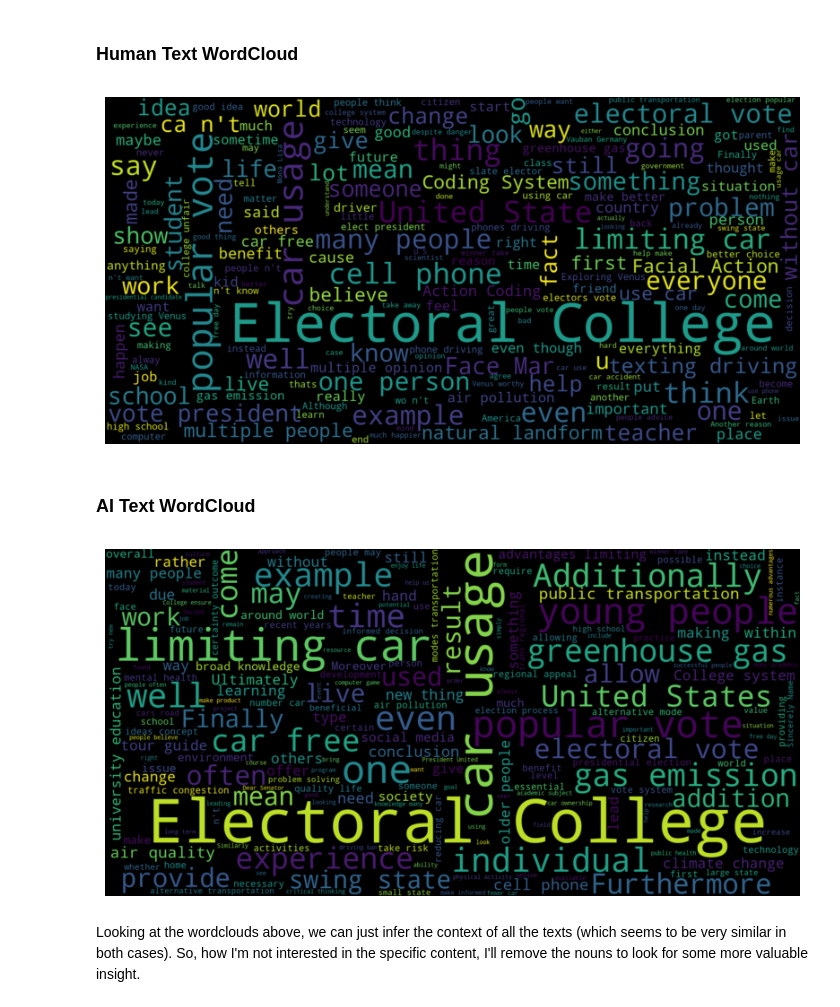
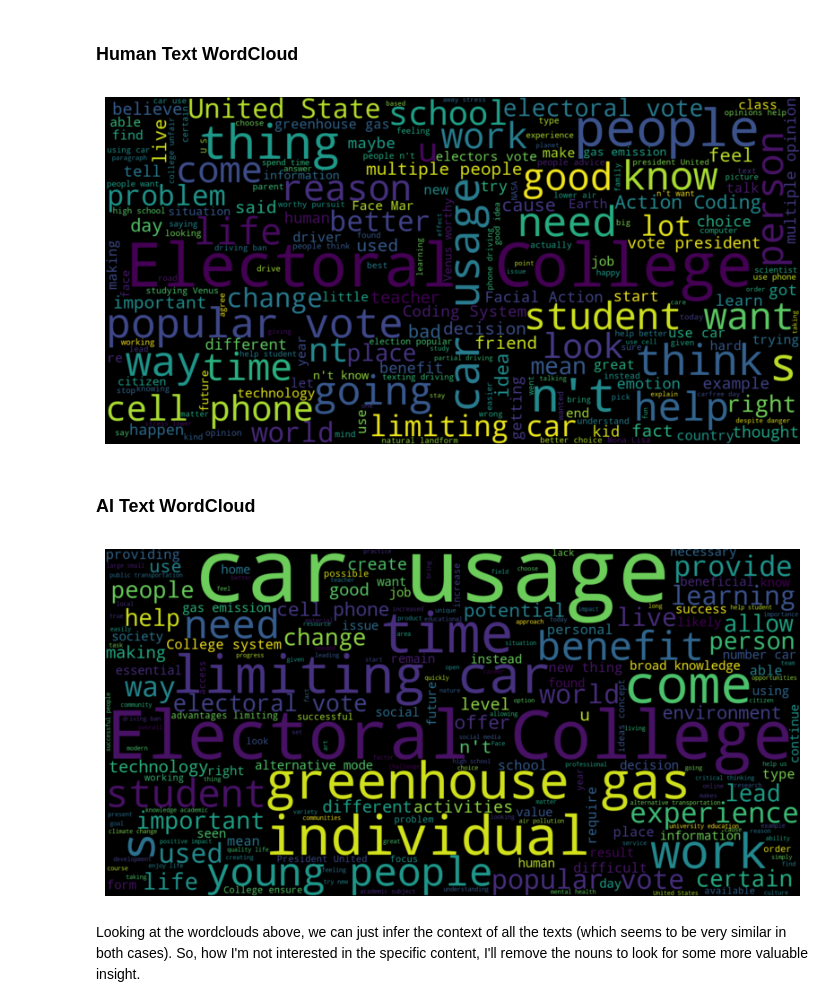
Before and after one commit to joaomr7/ai_text_detector, a Jupyter notebook: notebooks/2. Exploratory Data Analysis.ipynb, the cells around one changed output. Saved outputs shown, nothing was run; the diff lists cells and outputs as text; code cells hidden in the pictures.

```diff
--- a/notebooks/2. Exploratory Data Analysis.ipynb
+++ b/notebooks/2. Exploratory Data Analysis.ipynb
@@ -56,0 +59,3 @@ nltk.data.path.append('../nltk_data/')
+# %%
+# setting up spacy and disabling unused pipeline components
+nlp = spacy.load('en_core_web_md', disable=['ner', 'lemmatizer', 'textcat', 'custom'])
@@ -217,0 +182,4 @@ ai_text_tokens = remove_irrelevant_info(ai_text_tokens)
+# %%
+# tranform texts into spacy docs
+human_docs = [doc for doc in nlp.pipe(human_text, n_process=2)]
+ai_docs = [doc for doc in nlp.pipe(ai_text, n_process=2)]
@@ -218,30 +236,47 @@ ai_text_tokens = remove_irrelevant_info(ai_text_tokens)
+# %%
+# clean text tokens
+clean_human_docs = []
+for doc in human_docs:
+    clean_doc = remove_stopwords(doc)
+    clean_doc = remove_irrelevant_info(clean_doc)
+    clean_human_docs.append(clean_doc)
+
+clean_ai_docs = []
+for doc in ai_docs:
+    clean_doc = remove_stopwords(doc)
+    clean_doc = remove_irrelevant_info(clean_doc)
+    clean_ai_docs.append(clean_doc)
 # %%
 # create WordClouds
-human_text_word_cloud = WordCloud(background_color='black',
-                                  width=1600, height=800).generate(' '.join(human_text_tokens))
+human_word_cloud = WordCloud(
+                        background_color='black',
+                        width=1600, height=800) \
+                        .generate(' '.join([doc.text for doc in clean_human_docs]))
 
-ai_text_word_cloud = WordCloud(background_color='black',
-                               width=1600, height=800).generate(' '.join(ai_text_tokens))
+ai_word_cloud = WordCloud(
+                        background_color='black',
+                        width=1600, height=800) \
+                        .generate(' '.join([doc.text for doc in clean_ai_docs]))
 # %% [markdown]
 ### **Human Text WordCloud**
 # %%
 # plot human word cloud
 fig, ax = plt.subplots(figsize=(10, 6))
-ax.imshow(human_text_word_cloud, interpolation='bilinear')
+ax.imshow(human_word_cloud, interpolation='bilinear')
 ax.set_axis_off()
 plt.show()
 # %% [output]
-[figure, old version]
+[figure, new version]
 # %% [markdown]
 ### **AI Text WordCloud**
 # %%
 # plot ai word cloud
 fig, ax = plt.subplots(figsize=(10, 6))
-ax.imshow(ai_text_word_cloud, interpolation='bilinear')
+ax.imshow(ai_word_cloud, interpolation='bilinear')
 ax.set_axis_off()
 plt.show()
 # %% [output]
-[figure, old version]
+[figure, new version]
 # %% [markdown]
 Looking at the wordclouds above, we can just infer the context of all the texts (which seems to be very similar in both cases).
 So, how I'm not interested in the specific content, I'll remove the nouns to look for some more valuable insight.
```
Also changed, not shown: parts of 33 cells of this notebook, 6 other files.
